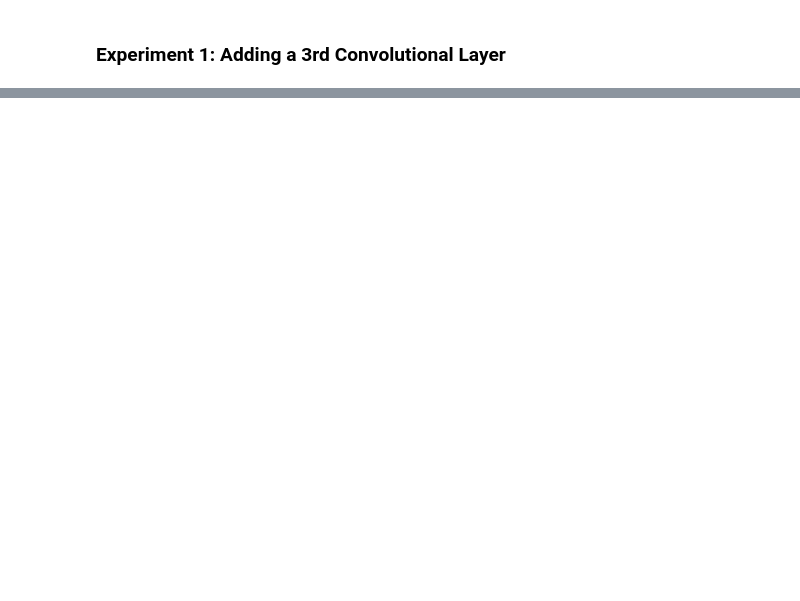
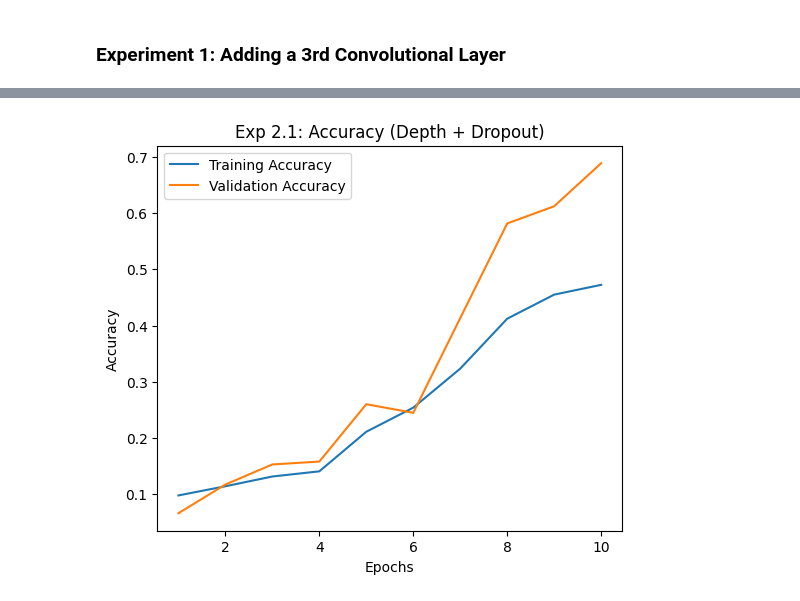
Before and after one commit to Alinakatiliute/BIM-Deep-Learning, a Jupyter notebook: Assignment 2.ipynb, the cells around one changed output, grey strips where cells are left out. Cells and saved outputs as stored; diff of their text form; code cells hidden in the pictures; blank space fills up the shorter version.

```diff
--- a/Assignment 2.ipynb
+++ b/Assignment 2.ipynb
@@ -243,0 +333,86 @@ plt.show()
+# %%
+import time
+import tensorflow as tf
+import matplotlib.pyplot as plt
+from tensorflow.keras import layers, models
+from tensorflow.keras.optimizers import Adam
+
+print("--- EXPERIMENT 2.1: DEPTH + DROPOUT ---")
+
+# Keeping the seed locked for consistency
+tf.keras.utils.set_random_seed(42)
+tf.config.experimental.enable_op_determinism()
+
+model_exp2_1 = models.Sequential([
+    layers.Rescaling(1./255, input_shape=(128, 128, 3)),
+
+    # 3 Conv Layers (from Experiment 1)
+    layers.Conv2D(16, (3, 3), activation='relu'),
+    layers.MaxPooling2D((2, 2)),
+
+    layers.Conv2D(32, (3, 3), activation='relu'),
+    layers.MaxPooling2D((2, 2)),
+
+    layers.Conv2D(64, (3, 3), activation='relu'),
+    layers.MaxPooling2D((2, 2)),
+
+    layers.Flatten(),
+
+    # Dense layer with 64 neurons
+    layers.Dense(64, activation='relu'),
+
+    # THE ADDITION: Dropout layer to prevent overfitting
+    layers.Dropout(0.3),
+
+    layers.Dense(10, activation='softmax')
+])
+
+model_exp2_1.compile(
+    optimizer=Adam(learning_rate=0.0005),
+    loss='sparse_categorical_crossentropy',
+    metrics=['accuracy']
+)
+
+model_exp2_1.summary()
+
+print("\n🚀 Starting Experiment 2.1 Training...")
+start_time = time.time() # Using system time as requested by rubric [cite: 99, 106]
+history_exp2_1 = model_exp2_1.fit(
+    train_ds,
+    validation_data=val_ds,
+    epochs=10,
+    verbose=1
+)
+elapsed_time = time.time() - start_time
+
+print(f"\n✅ Training Complete!")
+print(f"⏱️ Exp 2.1 Elapsed Training Time: {elapsed_time:.2f} seconds")
+print(f"🏆 Exp 2.1 Peak Val Accuracy: {max(history_exp2_1.history['val_accuracy']):.4f}")
+
+# Plotting results for the report [cite: 81]
+acc = history_exp2_1.history['accuracy']
+val_acc = history_exp2_1.history['val_accuracy']
+epochs_range = range(1, len(acc) + 1)
+
+plt.figure(figsize=(6, 5))
+plt.plot(epochs_range, acc, label='Training Accuracy')
+plt.plot(epochs_range, val_acc, label='Validation Accuracy')
+plt.title('Exp 2.1: Accuracy (Depth + Dropout)')
+plt.xlabel('Epochs')
+plt.ylabel('Accuracy')
+
+# Plot Loss
+plt.subplot(1, 2, 2)
+plt.plot(epochs_range, loss, label='Training Loss', color='blue')
+plt.plot(epochs_range, val_loss, label='Validation Loss', color='orange')
+plt.title('Experiment 1: Loss (Increased Depth)')
+plt.xlabel('Epochs')
+plt.ylabel('Loss')
+plt.legend()
+
+plt.tight_layout()
+plt.show()
+
+plt.legend()
+plt.show()
+# %% [output]
@@ -243,0 +439 @@ plt.show()
+[figure, added]
```
Also changed, not shown: parts of 30 cells of this notebook.
